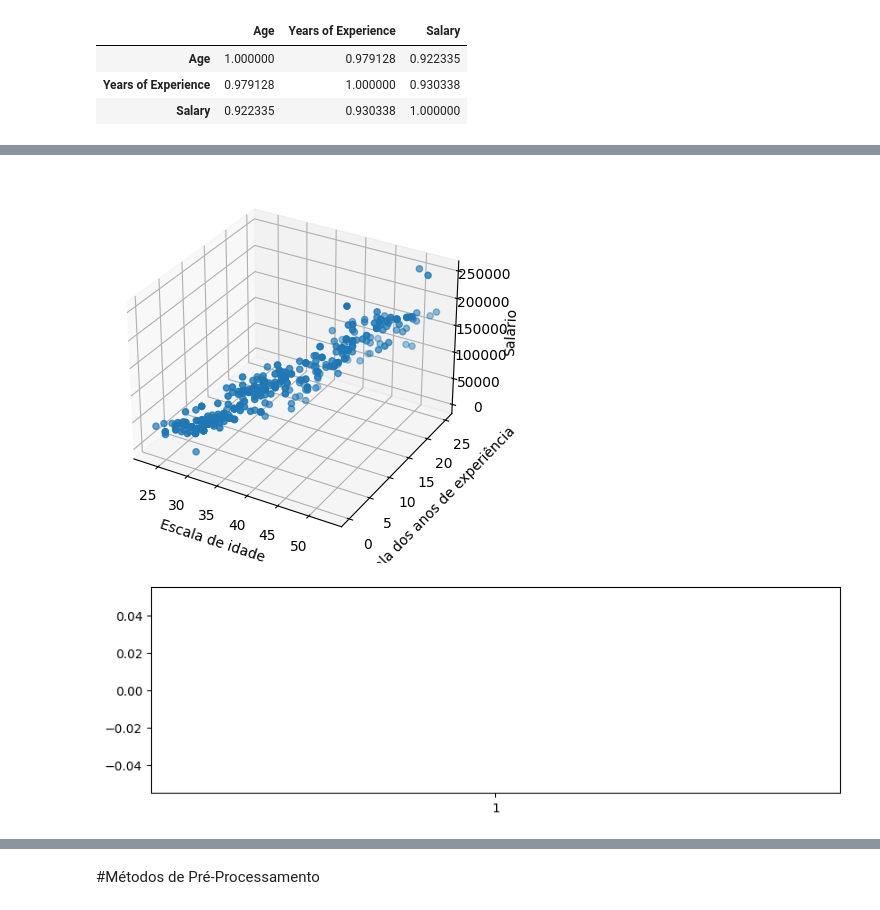
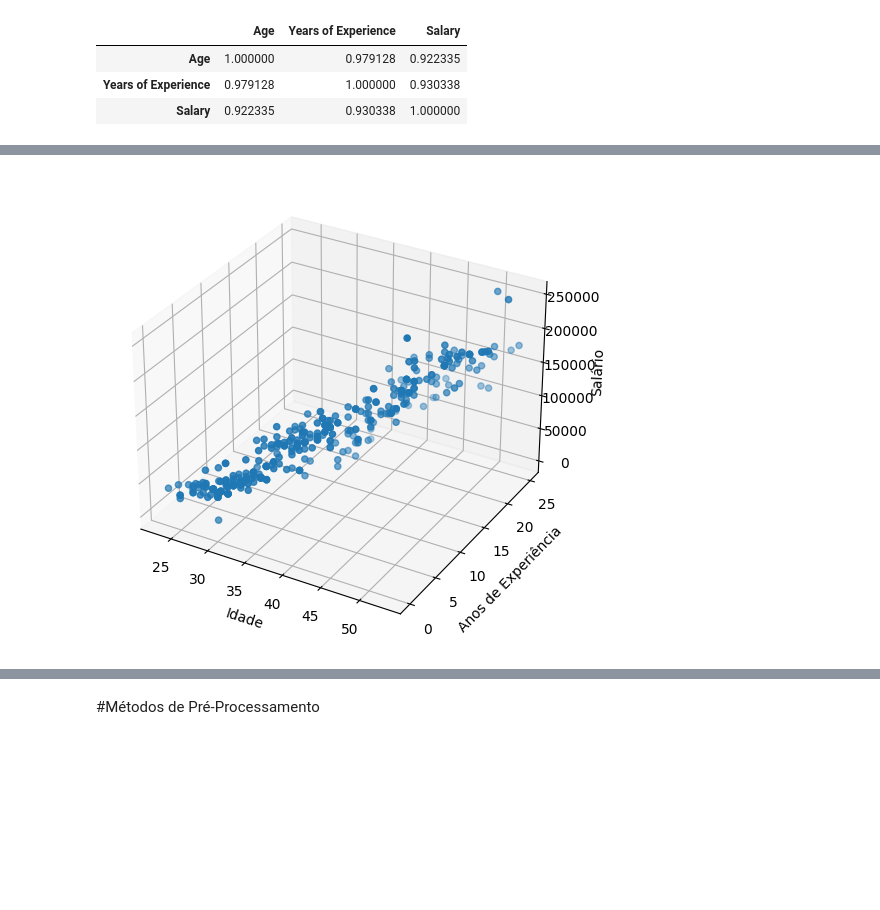
Before and after one commit to PauloQuirinoCD/Projeto_Salary, a Jupyter notebook: Projeto_Aplicação_de_Métodos_de_machine_learning(salary)_Template.ipynb, the cells around one changed output, grey strips where cells are left out. Drawn from its saved outputs; the diff is of its cells as text; code cells hidden in the pictures; blank space fills up the shorter version.

```diff
--- a/Projeto_Aplicação_de_Métodos_de_machine_learning(salary)_Template.ipynb
+++ b/Projeto_Aplicação_de_Métodos_de_machine_learning(salary)_Template.ipynb
@@ -158,32 +187,19 @@ Aqui foi feito um gráfico 3d, para termos uma visão mais clara sobre  variáve
 # %%
-x = dados['Age']
-y = dados['Years of Experience']
-z = dados['Salary']
+# Aqui foi feito um gráfico 3d, para termos uma visão mais clara sobre  variávei numéricas e suas fortes correlações.
+# CONFIGURAR OS ESPAÇAMENTOS
 
-fig = plt.figure()
+fig = plt.figure(figsize=(20, 6))
 ax = fig.add_subplot(111, projection='3d')
 
 # Plotagem do gráfico de dispersão tridimensional
-ax.scatter(x, y, z)
+ax.scatter(dados['Age'], dados['Years of Experience'], dados['Salary'])
 
 # Configuração dos rótulos dos eixos
-ax.set_xlabel('Escala de idade')
-ax.set_ylabel('Escala dos anos de experiência')
+ax.set_xlabel('Idade')
+ax.set_ylabel('Anos de Experiência')
 ax.set_zlabel('Salário')
 
 # Exibição do gráfico
 plt.show()
 # %% [output]
-[figure, old version]
+[figure, new version]
-# %%
-idade = dados['Age']
-experiencia = dados['Years of Experience']
-salario = dados['Salary']
-data = [idade, experiencia, salario]
-
-fig = plt.figure(figsize =(10, 3))
-ax = fig.add_axes(111)
-bp = ax.boxplot(idade)
-plt.show()
-# %% [output]
-[figure, removed]
```
Also changed, not shown: parts of 14 cells of this notebook.
